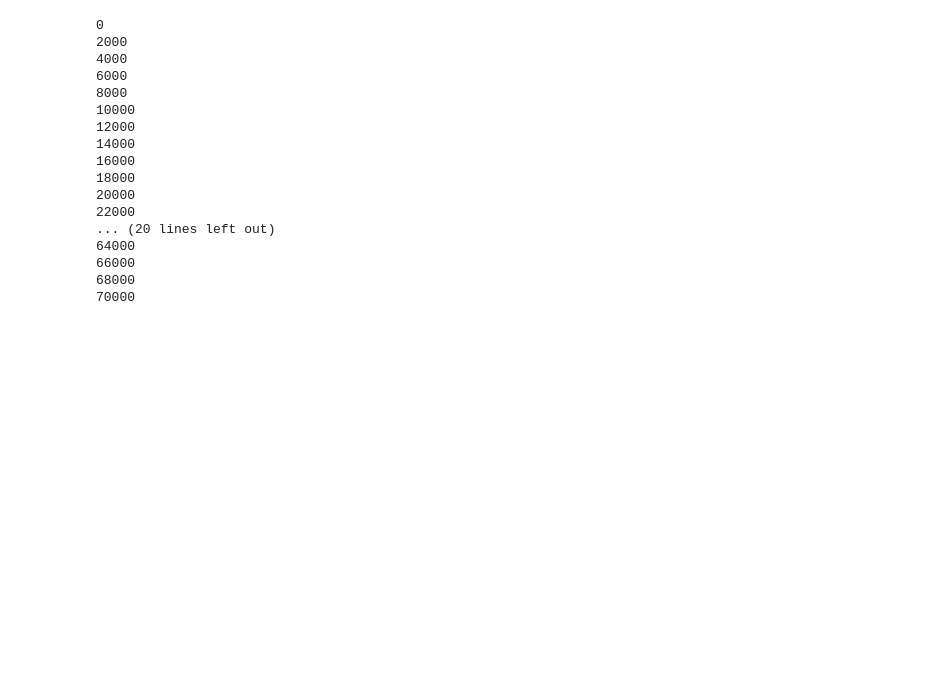
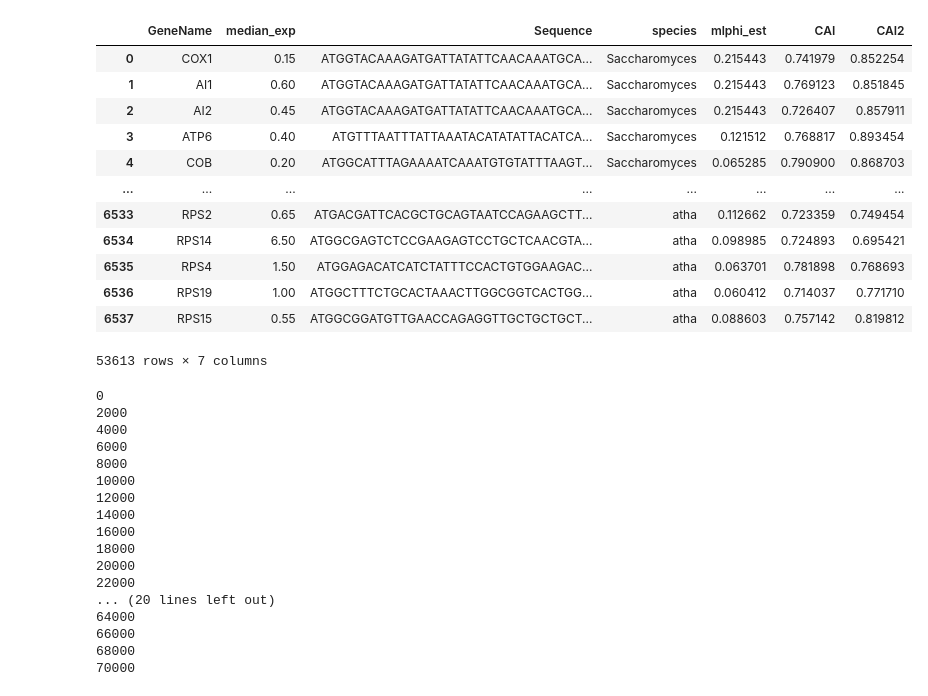
Before and after one commit to ababjac/codon-sentiment-score, a Jupyter notebook: CAI.ipynb, the cells around one changed output. Saved outputs shown, nothing was run; the diff lists cells and outputs as text; code cells hidden in the pictures; blank space fills up the shorter version.

```diff
--- a/CAI.ipynb
+++ b/CAI.ipynb
@@ -15,0 +9,3 @@ To enable the following instructions: AVX2 AVX512F AVX512_VNNI FMA, in other ope
+# %%
+df = pd.read_csv('./data/cub.csv', index_col=0)
+df
@@ -15,0 +26,31 @@ To enable the following instructions: AVX2 AVX512F AVX512_VNNI FMA, in other ope
+# %%
+
+dfs = []
+for species in set(df['species']):
+    _df = df[df['species'] == species]
+    _df = helpers.clean(_df, 'Sequence')
+    rscu_dict = RSCU(_df['Sequence'].tolist())
+    CAIs = []
+
+    for seq in _df['Sequence']:
+        CAIs.append(CAI(seq, RSCUs=rscu_dict))
+
+    _df['CAI2'] = CAIs
+    dfs.append(_df)
+
+new_df = pd.concat(dfs)
+new_df
+# %% [output]
+|  | GeneName | median_exp | Sequence | species | mlphi_est | CAI | CAI2 |
+| 0 | COX1 | 0.15 | ATGGTACAAAGATGATTATATTCAACAAATGCA... | Saccharomyces | 0.215443 | 0.741979 | 0.852254 |
+| 1 | AI1 | 0.60 | ATGGTACAAAGATGATTATATTCAACAAATGCA... | Saccharomyces | 0.215443 | 0.769123 | 0.851845 |
+| 2 | AI2 | 0.45 | ATGGTACAAAGATGATTATATTCAACAAATGCA... | Saccharomyces | 0.215443 | 0.726407 | 0.857911 |
+| 3 | ATP6 | 0.40 | ATGTTTAATTTATTAAATACATATATTACATCA... | Saccharomyces | 0.121512 | 0.768817 | 0.893454 |
+| 4 | COB | 0.20 | ATGGCATTTAGAAAATCAAATGTGTATTTAAGT... | Saccharomyces | 0.065285 | 0.790900 | 0.868703 |
+| ... | ... | ... | ... | ... | ... | ... | ... |
+| 6533 | RPS2 | 0.65 | ATGACGATTCACGCTGCAGTAATCCAGAAGCTT... | atha | 0.112662 | 0.723359 | 0.749454 |
+| 6534 | RPS14 | 6.50 | ATGGCGAGTCTCCGAAGAGTCCTGCTCAACGTA... | atha | 0.098985 | 0.724893 | 0.695421 |
+| 6535 | RPS4 | 1.50 | ATGGAGACATCATCTATTTCCACTGTGGAAGAC... | atha | 0.063701 | 0.781898 | 0.768693 |
+| 6536 | RPS19 | 1.00 | ATGGCTTTCTGCACTAAACTTGGCGGTCACTGG... | atha | 0.060412 | 0.714037 | 0.771710 |
+| 6537 | RPS15 | 0.55 | ATGGCGGATGTTGAACCAGAGGTTGCTGCTGCT... | atha | 0.088603 | 0.757142 | 0.819812 |
+53613 rows × 7 columns
```
Also changed, not shown: parts of 3 cells of this notebook, 14 other files.
